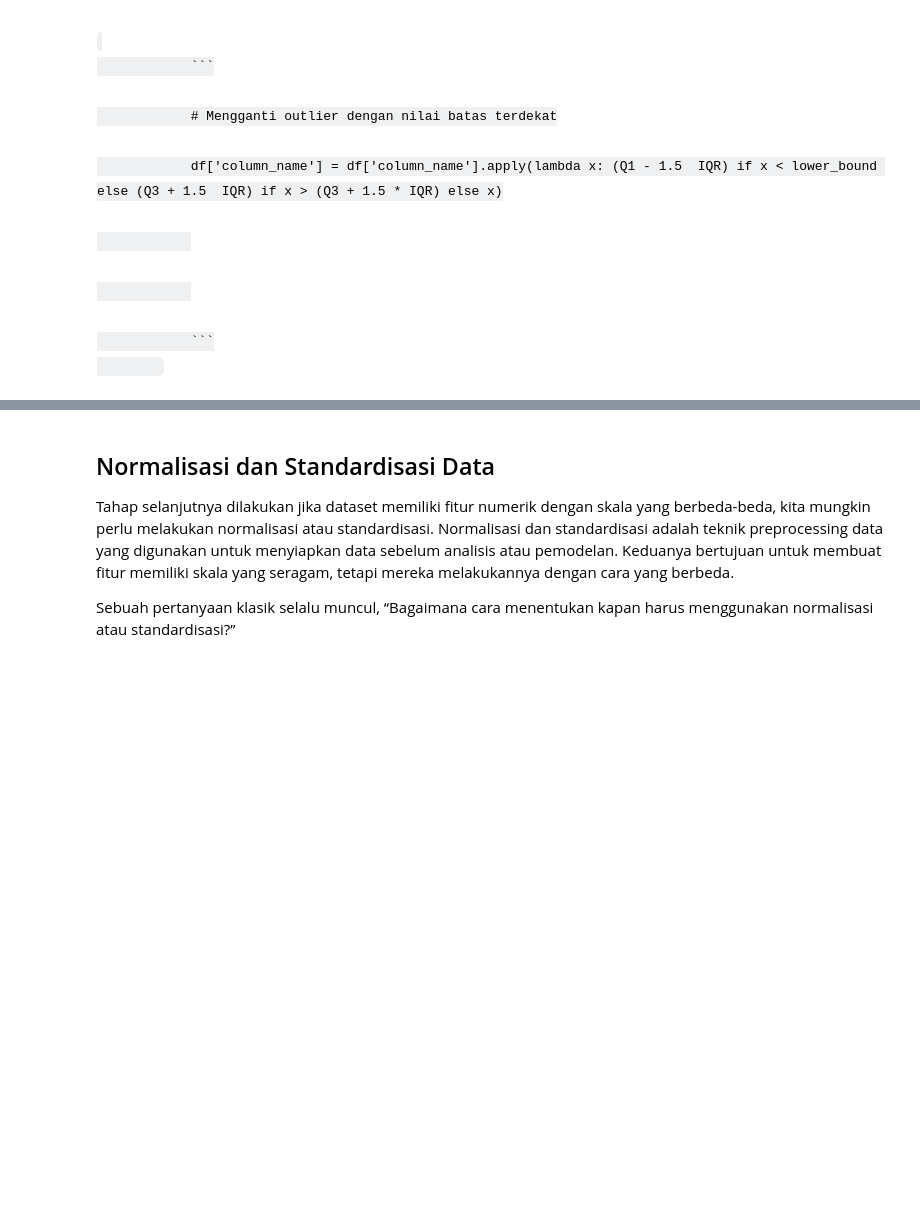
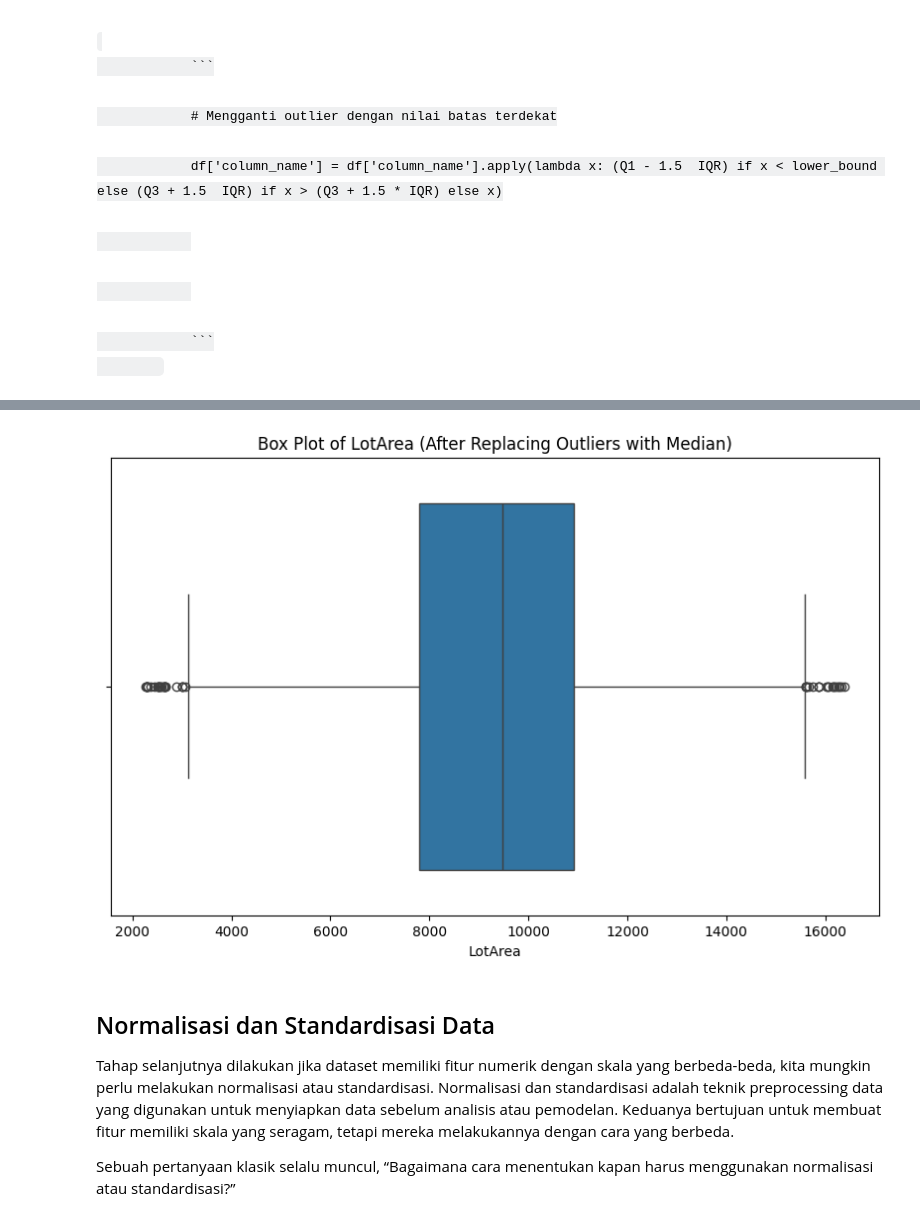
Before and after one commit to chrisshuo123/python-machine-learning, a Jupyter notebook: kaggle-housePrice/2-dataCleaning.ipynb, the cells around one changed output, grey strips where cells are left out. Cells and saved outputs as stored; diff of their text form; code cells hidden in the pictures; blank space fills up the shorter version.

```diff
--- a/kaggle-housePrice/dataCleaning.ipynb
+++ b/kaggle-housePrice/2-dataCleaning.ipynb
@@ -438,3 +624,20 @@ Apakah Anda melihat perbedaannya? Benar sekali! Setelah penanganan outliers meng
+# %%
+import matplotlib.pyplot as plt
+import seaborn as sns
+
+median = df['LotArea'].median()
+Q1 = df['LotArea'].quantile(0.25)
+Q3 = df['LotArea'].quantile(0.75)
+IQR = Q3 - Q1
+
+df['LotArea'] = df['LotArea'].apply(lambda x: median if (x < (Q1 - 1.5 * IQR)) or (x > (Q3 + 1.5 * IQR)) else x)
+
+plt.figure(figsize=(10,6))
+sns.boxplot(x=df['LotArea'])
+plt.title('Box Plot of LotArea (After Replacing Outliers with Median)')
+plt.show()
+# %% [output]
+[figure, added]
 # %% [markdown]
 ## Normalisasi dan Standardisasi Data
 <p>Tahap selanjutnya dilakukan jika dataset memiliki fitur numerik dengan skala yang berbeda-beda, kita mungkin perlu melakukan normalisasi atau standardisasi. Normalisasi dan standardisasi adalah teknik preprocessing data yang digunakan untuk menyiapkan data sebelum analisis atau pemodelan. Keduanya bertujuan untuk membuat fitur memiliki skala yang seragam, tetapi mereka melakukannya dengan cara yang berbeda.</p>
```
Also changed, not shown: parts of 46 cells of this notebook, 6 other files.
